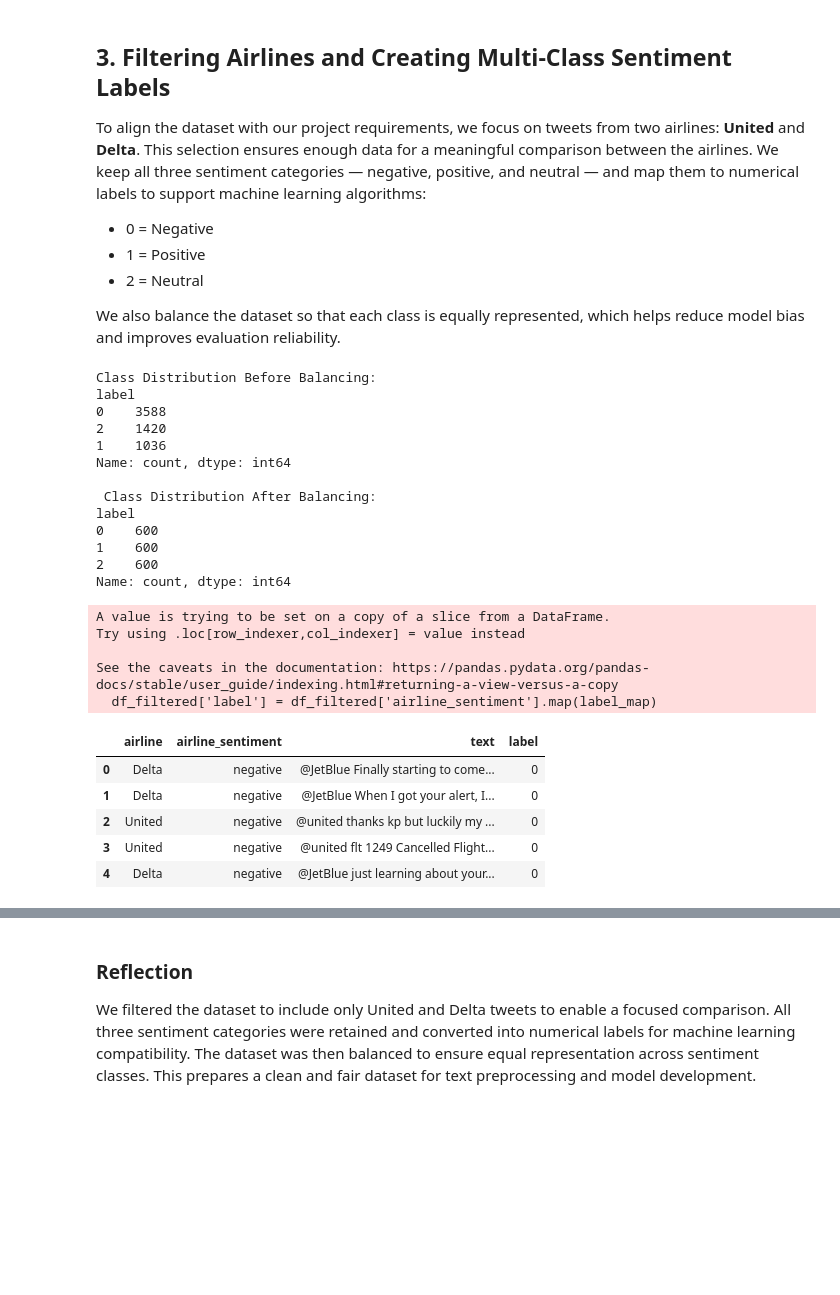
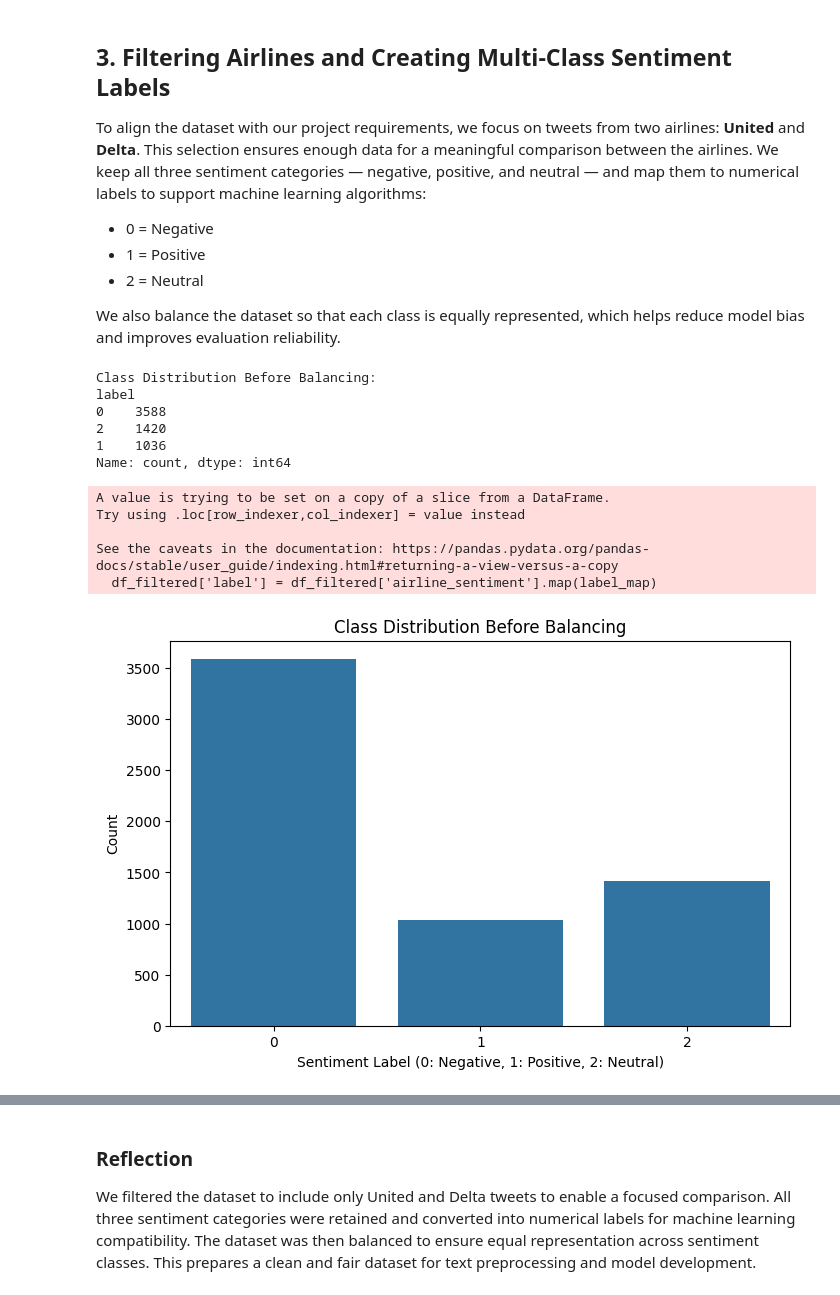
Before and after one commit to Albrightmaduka9053136/text-classification-dimensionality-reduction-group2, a Jupyter notebook: text_classification_dimensionality_reduction_group2.ipynb, the cells around one changed output, grey strips where cells are left out. Drawn from its saved outputs; the diff is of its cells as text; code cells hidden in the pictures; blank space fills up the shorter version.

```diff
--- a/text_classification_dimensionality_reduction_group2.ipynb
+++ b/text_classification_dimensionality_reduction_group2.ipynb
@@ -185,51 +185,32 @@ reduce model bias and improves evaluation reliability.
 # %%
 # Filter to only United and Delta tweets
 df_filtered = df_clean[df_clean['airline'].isin(['United', 'Delta'])]
 
 # Map sentiment labels to numerical values
 label_map = {'negative': 0, 'positive': 1, 'neutral': 2}
 df_filtered['label'] = df_filtered['airline_sentiment'].map(label_map)
 
 # Check distribution before balancing
 print("Class Distribution Before Balancing:")
 print(df_filtered['label'].value_counts())
 
-# Balance to ~2000 samples (≈ 600 per class)
-df_balanced = df_filtered.groupby('label').apply(
-    lambda x: x.sample(600, random_state=42)
-)
-
-# Remove groupby index
-df_balanced = df_balanced.reset_index(drop=True)
-
-# Show balanced distribution
-print("\n Class Distribution After Balancing:")
-print(df_balanced['label'].value_counts())
-
-# Preview cleaned & filtered dataset
-display(df_balanced.head())
+# plotting initial class distribution
+plt.figure(figsize=(8, 5))
+sns.countplot(x='label', data=df_filtered)
+plt.title('Class Distribution Before Balancing')
+plt.xlabel('Sentiment Label (0: Negative, 1: Positive, 2: Neutral)')
+plt.ylabel('Count')
+plt.show()
 # %% [output]
 Class Distribution Before Balancing:
 label
 0    3588
 2    1420
 1    1036
 Name: count, dtype: int64
-
- Class Distribution After Balancing:
-label
-0    600
-1    600
-2    600
-Name: count, dtype: int64
 A value is trying to be set on a copy of a slice from a DataFrame.
 Try using .loc[row_indexer,col_indexer] = value instead
 
 See the caveats in the documentation: https://pandas.pydata.org/pandas-docs/stable/user_guide/indexing.html#returning-a-view-versus-a-copy
   df_filtered['label'] = df_filtered['airline_sentiment'].map(label_map)
-|  | airline | airline_sentiment | text | label |
-| 0 | Delta | negative | @JetBlue Finally starting to come... | 0 |
-| 1 | Delta | negative | @JetBlue When I got your alert, I... | 0 |
-| 2 | United | negative | @united thanks kp but luckily my ... | 0 |
-| 3 | United | negative | @united flt 1249 Cancelled Flight... | 0 |
-| 4 | Delta | negative | @JetBlue just learning about your... | 0 |
+[figure, added]
```
Also changed, not shown: parts of 6 cells of this notebook.
